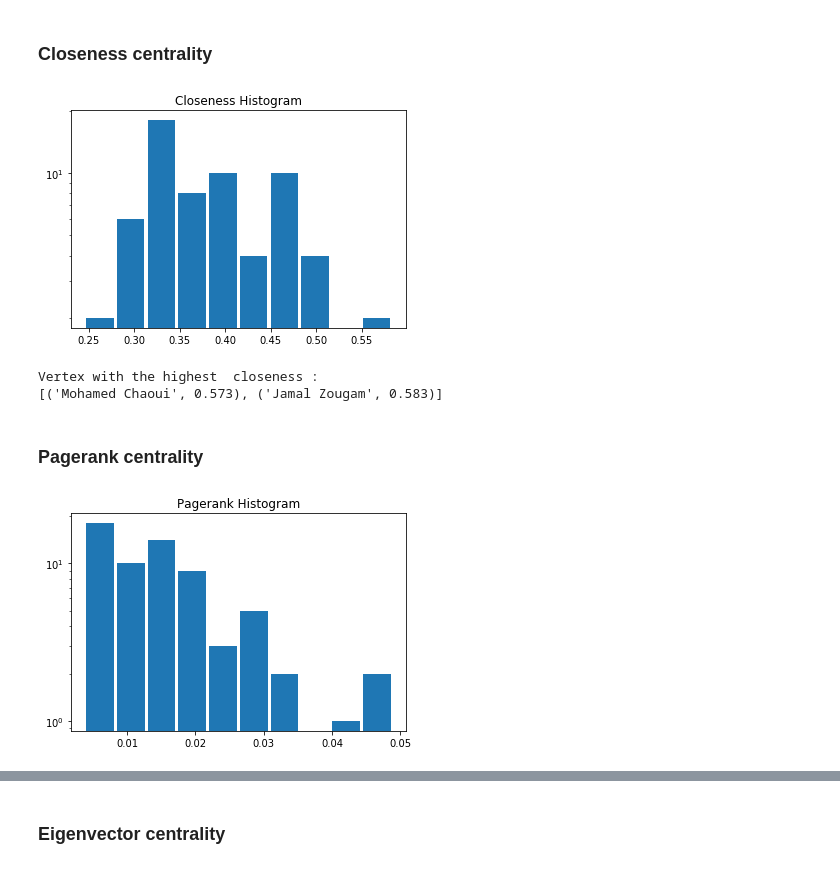
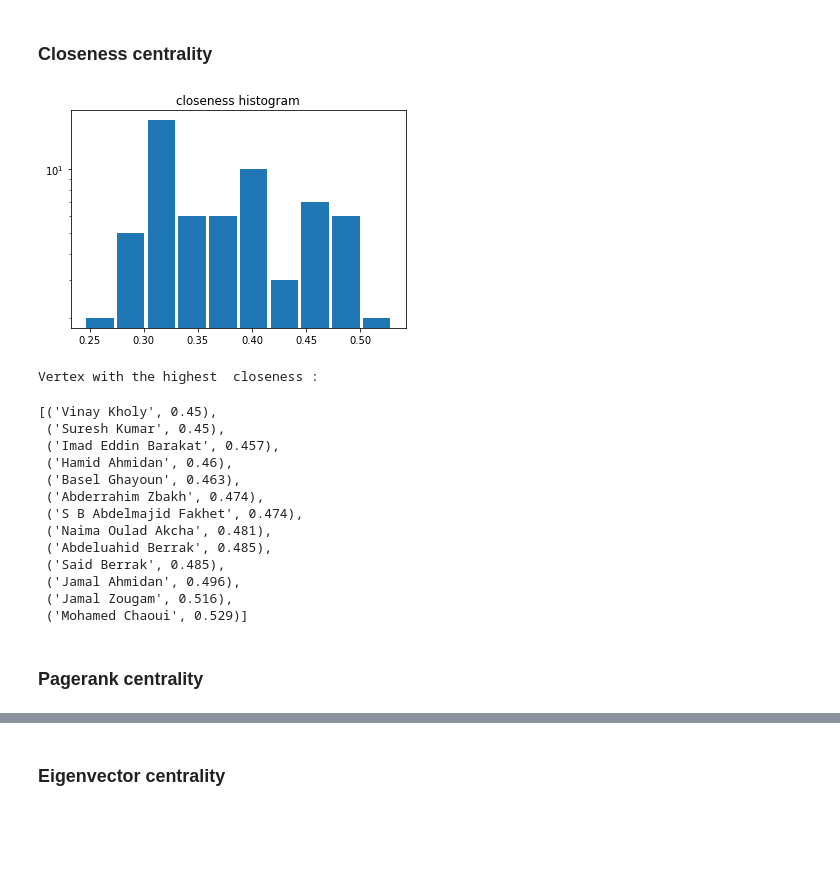
Before and after one commit to GiorgiaAuroraAdorni/MadridTrainBombingNetAnalytics, a Jupyter notebook: MadridTrainBombingNet.ipynb, the cells around one changed output, grey strips where cells are left out. Drawn from its saved outputs; the diff is of its cells as text; code cells hidden in the pictures; blank space fills up the shorter version.

```diff
--- a/MadridTrainBombingNet.ipynb
+++ b/MadridTrainBombingNet.ipynb
@@ -178,22 +172,23 @@ Vertex with the highest  betweenness :
 # %% [markdown]
 ### Closeness centrality
-# %%
-plt.hist(g.closeness(), log=True, rwidth=0.9)
-plt.title("Closeness Histogram")
-plt.show()
-# %% [output]
-[figure, removed]
 # %%
-print(nodes_bound(g, 0.55, 'closeness'))
+nodes_bound(g, 0.45, 'closeness', '')
 # %% [output]
+[figure, added]
 Vertex with the highest  closeness :
-[('Mohamed Chaoui', 0.573), ('Jamal Zougam', 0.583)]
+[('Vinay Kholy', 0.45),
+ ('Suresh Kumar', 0.45),
+ ('Imad Eddin Barakat', 0.457),
+ ('Hamid Ahmidan', 0.46),
+ ('Basel Ghayoun', 0.463),
+ ('Abderrahim Zbakh', 0.474),
+ ('S B Abdelmajid Fakhet', 0.474),
+ ('Naima Oulad Akcha', 0.481),
+ ('Abdeluahid Berrak', 0.485),
+ ('Said Berrak', 0.485),
+ ('Jamal Ahmidan', 0.496),
+ ('Jamal Zougam', 0.516),
+ ('Mohamed Chaoui', 0.529)]
 # %% [markdown]
 ### Pagerank centrality
-# %%
-plt.hist(g.pagerank(), log=True, rwidth=0.9)
-plt.title("Pagerank Histogram")
-plt.show()
-# %% [output]
-[figure, removed]
 # %%
```
Also changed, not shown: parts of 72 cells of this notebook.
